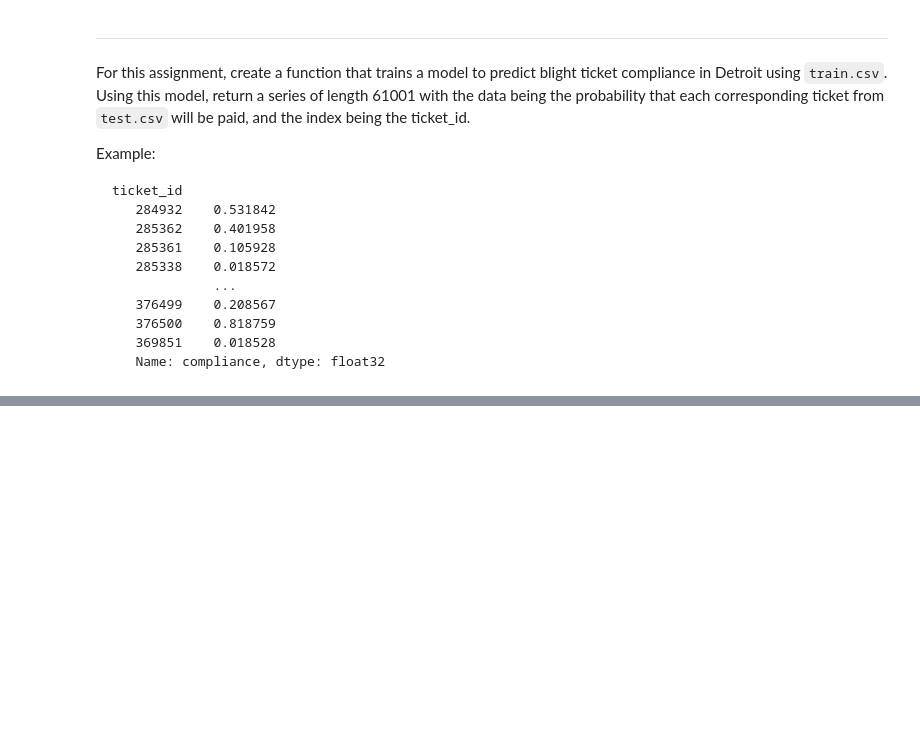
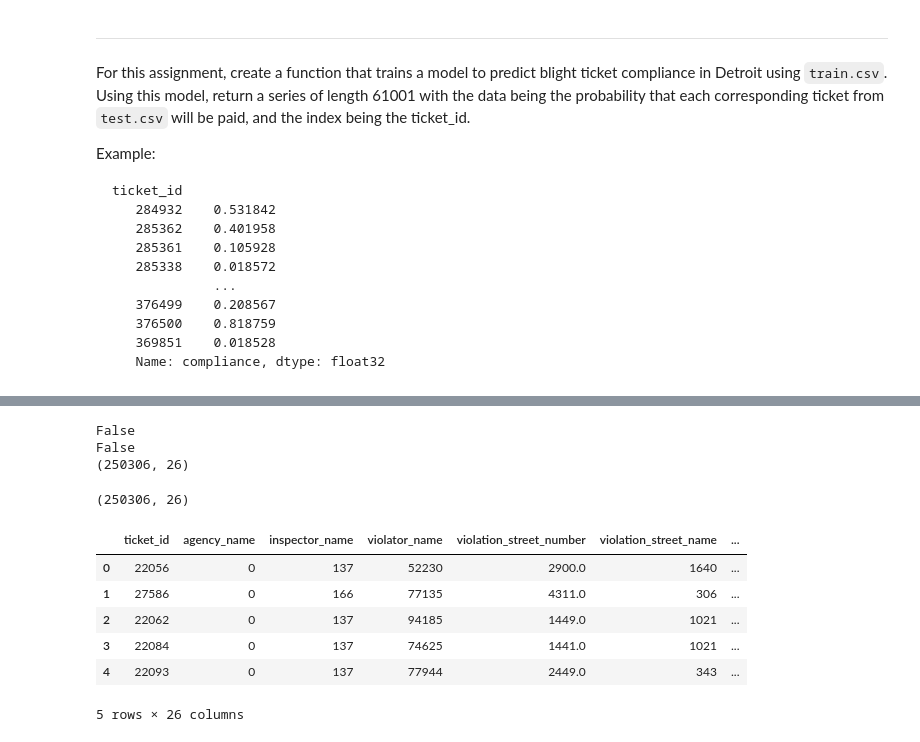
Before and after one commit to PavlovAS/coursera, a Jupyter notebook: Michigan_Python/Course_3_ML/Assignment_4.ipynb, the cells around one changed output, grey strips where cells are left out. Saved outputs shown, nothing was run; the diff lists cells and outputs as text; code cells hidden in the pictures; blank space fills up the shorter version.

```diff
--- a/Michigan_Python/Course_3_ML/Assignment_4.ipynb
+++ b/Michigan_Python/Course_3_ML/Assignment_4.ipynb
@@ -156,0 +270,6 @@ X_train
+# %%
+X_encoded.mailing_address_str_number.fillna(value=0, inplace=True)
+
+X_encoded.drop(columns=['violation_zip_code'], inplace=True)
+
+X_encoded.fine_amount.fillna(value=0, inplace = True)
@@ -156,0 +297,20 @@ X_train
+# %%
+print(X_encoded.isna().values.any())
+print(X_encoded.isnull().values.any())
+print(X_encoded.shape)
+# %% [output]
+False
+False
+(250306, 26)
+# %%
+print(X_encoded.shape)
+X_encoded.head()
+# %% [output]
+(250306, 26)
+|  | ticket_id | agency_name | inspector_name | violator_name | violation_street_number | violation_street_name | ... |
+| 0 | 22056 | 0 | 137 | 52230 | 2900.0 | 1640 | ... |
+| 1 | 27586 | 0 | 166 | 77135 | 4311.0 | 306 | ... |
+| 2 | 22062 | 0 | 137 | 94185 | 1449.0 | 1021 | ... |
+| 3 | 22084 | 0 | 137 | 74625 | 1441.0 | 1021 | ... |
+| 4 | 22093 | 0 | 137 | 77944 | 2449.0 | 343 | ... |
+5 rows × 26 columns
```
Also changed, not shown: parts of 30 cells of this notebook.
